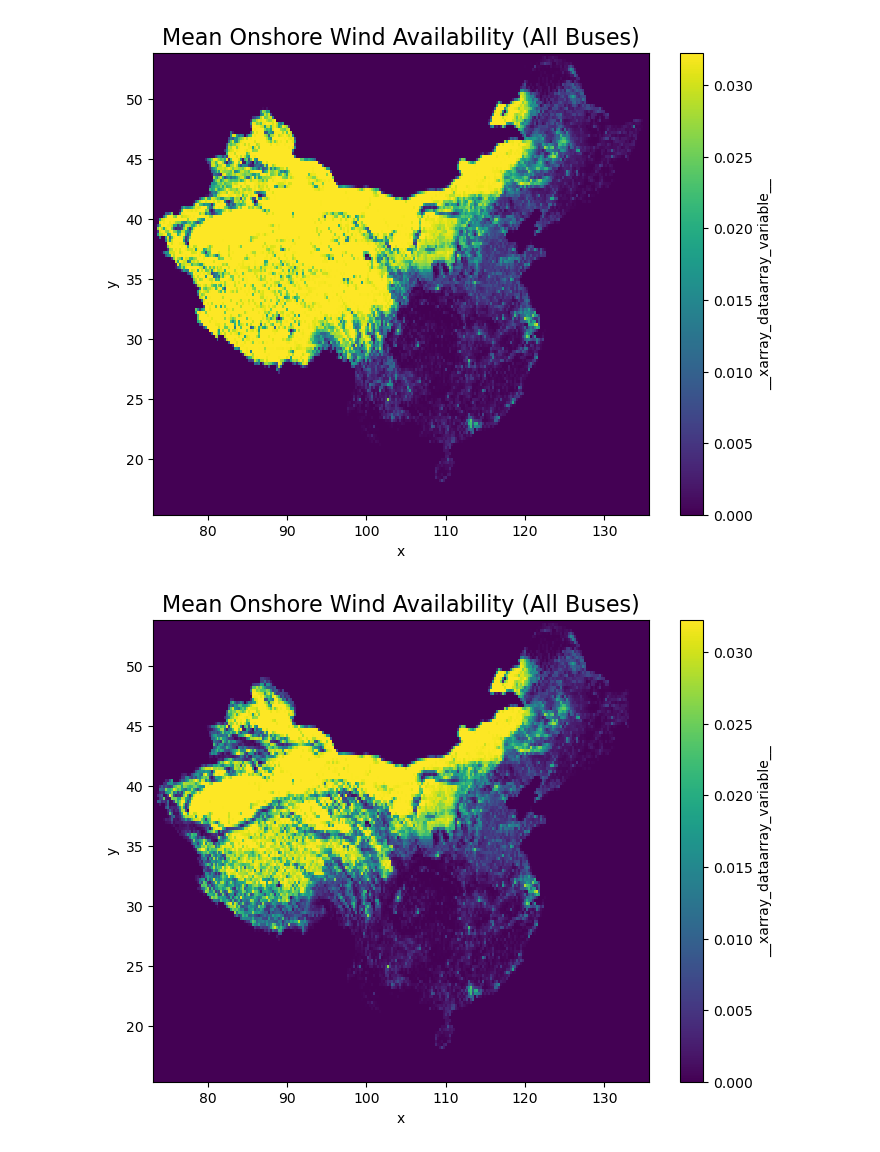
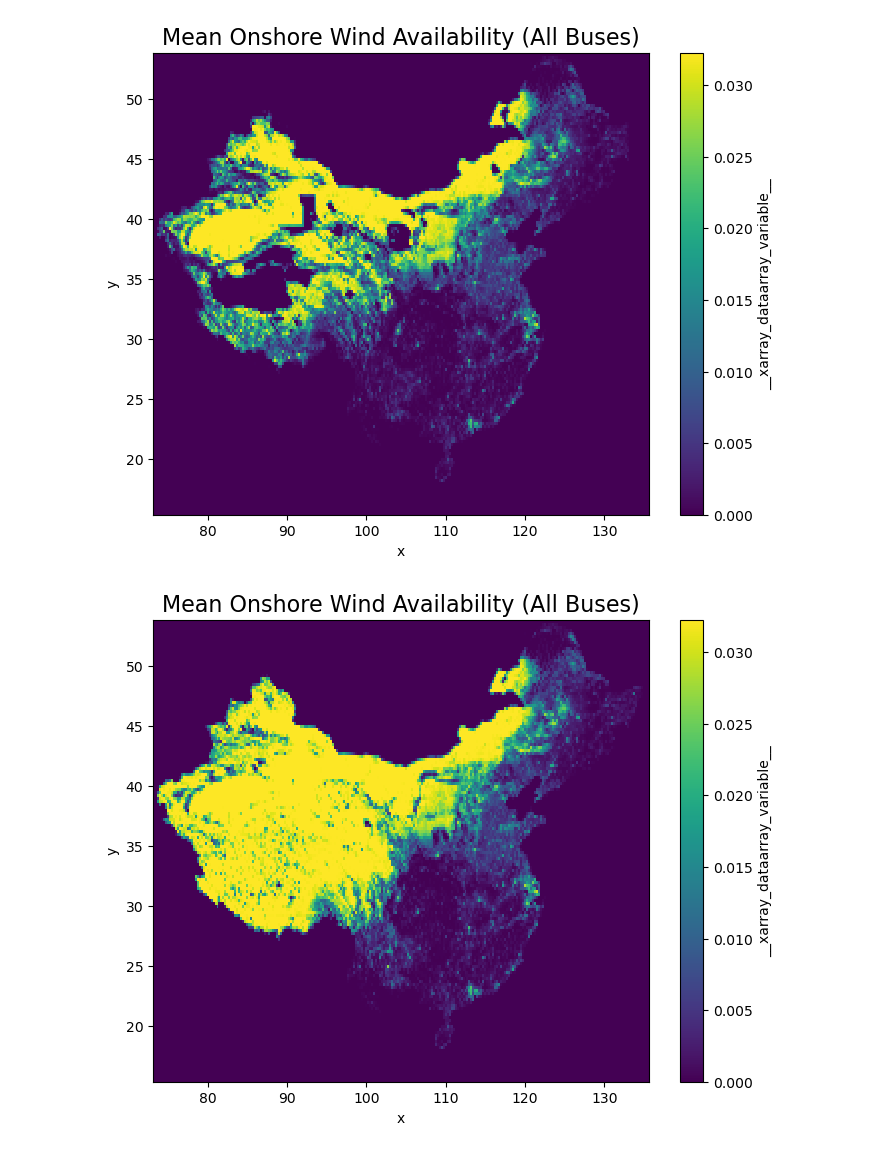
Before and after one commit to beijingzyl/PyPSA-China-PIK, a Jupyter notebook: workflow/notebooks/land_availability.ipynb, the cells around one changed output. Drawn from its saved outputs; the diff is of its cells as text; code cells hidden in the pictures.

Commit message:
fix the reserve

```diff
--- a/workflow/notebooks/land_availability.ipynb
+++ b/workflow/notebooks/land_availability.ipynb
@@ -1,26 +1,26 @@
 # %%
 import xarray as xr
 import matplotlib.pyplot as plt
 
-file = "/p/tmp/yanleizh/newpypsa_0913/PyPSA-China-PIK/resources/derived_data/cutout_China-2020c_bare/availability_matrix_onwi.nc"
+file = "/p/tmp/yanleizh/newpypsa_0913/PyPSA-China-PIK/resources/derived_data/cutout_China-2020c/availability_matrix_solar.nc"
 
 ds = xr.open_dataset(file)
 da = ds["__xarray_dataarray_variable__"]
 
 # 对所有 bus 求平均
 da_mean = da.mean(dim="bus")
 
 plt.figure(figsize=(8,6))
 da_mean.plot(cmap="viridis")
 plt.title("Mean Onshore Wind Availability (All Buses)", fontsize=16)
 plt.show()
 # %% [output]
-[figure, old version]
+[figure, new version]
 # %%
 import xarray as xr
 import matplotlib.pyplot as plt
 
-file = "/p/tmp/yanleizh/newpypsa_0913/PyPSA-China-PIK/resources/derived_data/cutout_China-2020c/availability_matrix_solar_no_reservechange.nc"
+file = "/p/tmp/yanleizh/newpypsa_0913/PyPSA-China-PIK/resources/derived_data/cutout_China-2020c_bare/availability_matrix_solar.nc"
 
 ds = xr.open_dataset(file)
 da = ds["__xarray_dataarray_variable__"]
@@ -33,4 +33,4 @@ da_mean.plot(cmap="viridis")
 plt.title("Mean Onshore Wind Availability (All Buses)", fontsize=16)
 plt.show()
 # %% [output]
-[figure, old version]
+[figure, new version]
```
Also changed, not shown: 13 other files.
